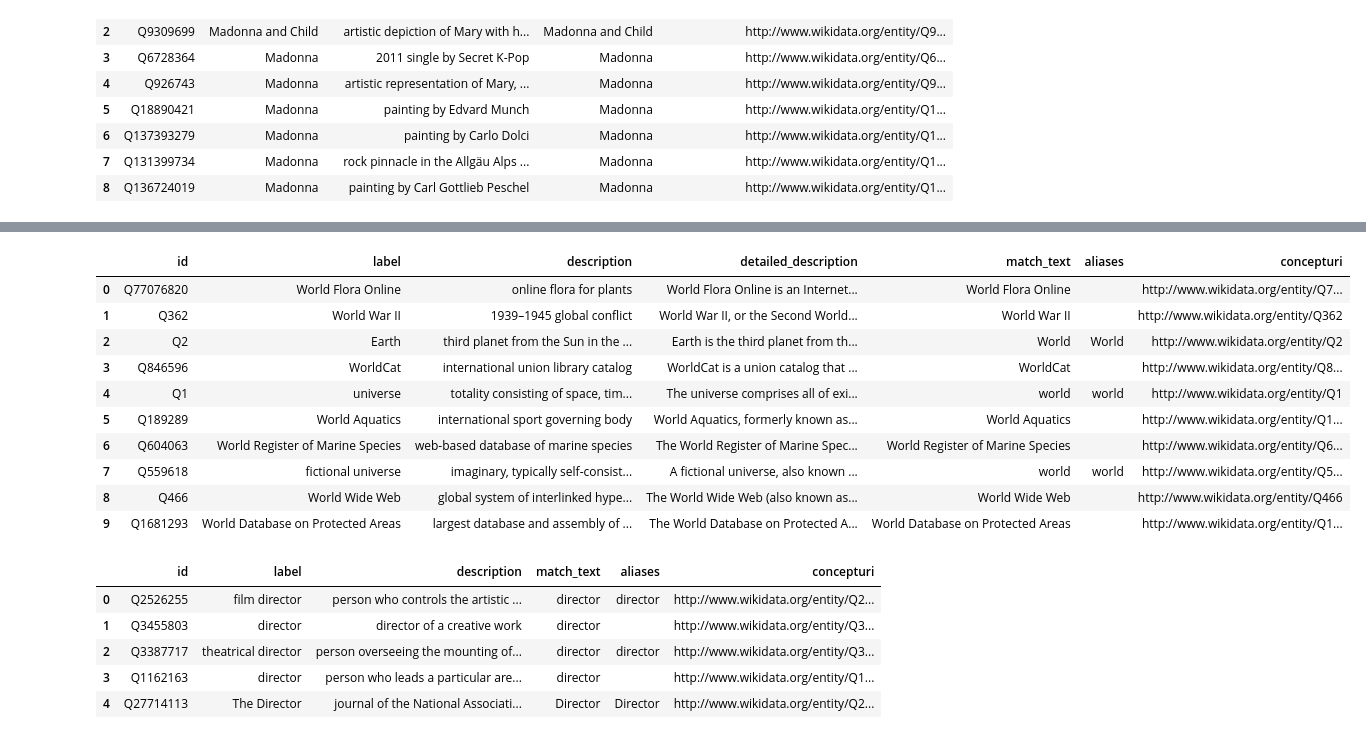
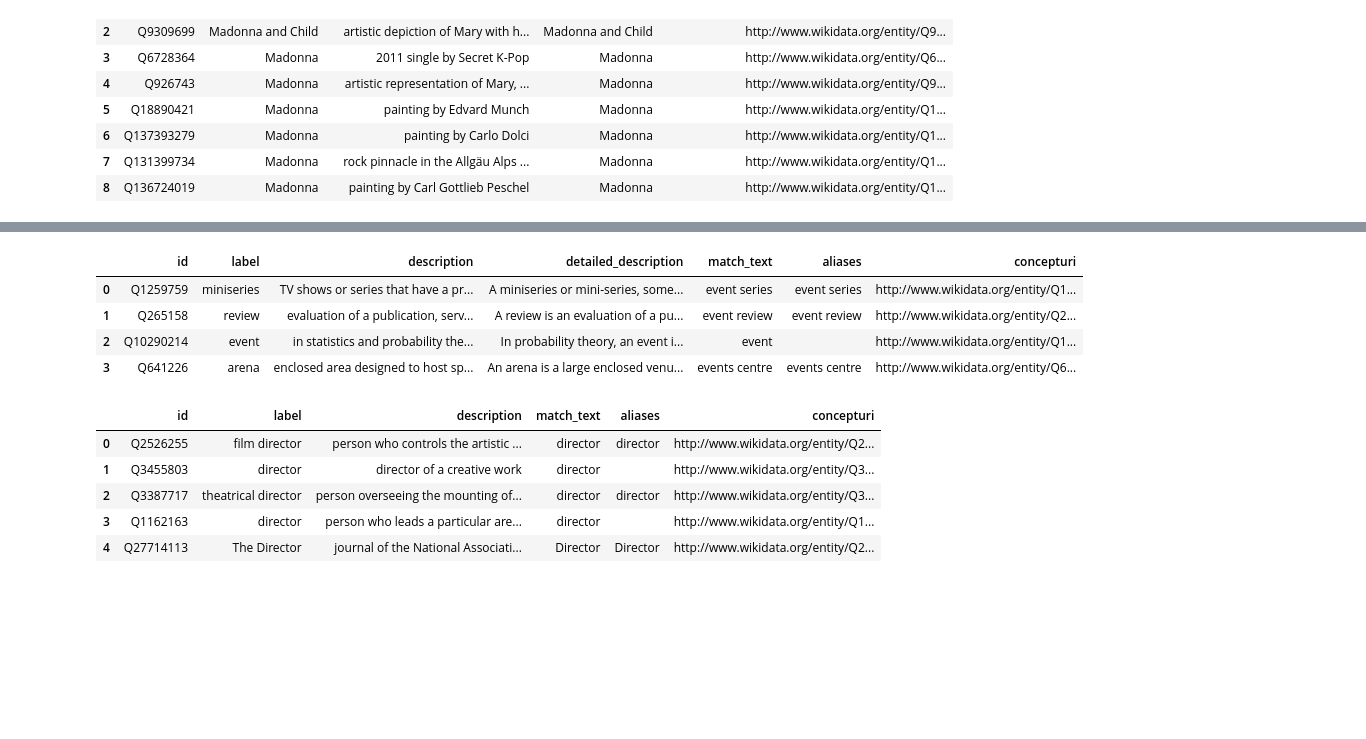
Before and after one commit to YxRicardo/LiteSemRAG, a Jupyter notebook: jupyter_notebooks/explore_wikidata.ipynb, the cells around one changed output, grey strips where cells are left out. Saved outputs shown, nothing was run; the diff lists cells and outputs as text; code cells hidden in the pictures; blank space fills up the shorter version.

```diff
--- a/jupyter_notebooks/explore_wikidata.ipynb
+++ b/jupyter_notebooks/explore_wikidata.ipynb
@@ -616,19 +615,13 @@ display(df_us)
 # %%
 # Demo 3: director
-df = search_wikidata("world",limit=10,include_detailed_description=True,detailed_description_sentences=3,drop_missing_detailed_description=True)
+df = search_wikidata("event",limit=10,include_detailed_description=True,detailed_description_sentences=3,drop_missing_detailed_description=True)
 display(df)
 # %% [output]
 |  | id | label | description | detailed_description | match_text | aliases | concepturi |
-| 0 | Q77076820 | World Flora Online | online flora for plants | World Flora Online is an Internet... | World Flora Online |  | http://www.wikidata.org/entity/Q7... |
-| 1 | Q362 | World War II | 1939–1945 global conflict | World War II, or the Second World... | World War II |  | http://www.wikidata.org/entity/Q362 |
-| 2 | Q2 | Earth | third planet from the Sun in the ... | Earth is the third planet from th... | World | World | http://www.wikidata.org/entity/Q2 |
-| 3 | Q846596 | WorldCat | international union library catalog | WorldCat is a union catalog that ... | WorldCat |  | http://www.wikidata.org/entity/Q8... |
-| 4 | Q1 | universe | totality consisting of space, tim... | The universe comprises all of exi... | world | world | http://www.wikidata.org/entity/Q1 |
-| 5 | Q189289 | World Aquatics | international sport governing body | World Aquatics, formerly known as... | World Aquatics |  | http://www.wikidata.org/entity/Q1... |
-| 6 | Q604063 | World Register of Marine Species | web-based database of marine species | The World Register of Marine Spec... | World Register of Marine Species |  | http://www.wikidata.org/entity/Q6... |
-| 7 | Q559618 | fictional universe | imaginary, typically self-consist... | A fictional universe, also known ... | world | world | http://www.wikidata.org/entity/Q5... |
-| 8 | Q466 | World Wide Web | global system of interlinked hype... | The World Wide Web (also known as... | World Wide Web |  | http://www.wikidata.org/entity/Q466 |
-| 9 | Q1681293 | World Database on Protected Areas | largest database and assembly of ... | The World Database on Protected A... | World Database on Protected Areas |  | http://www.wikidata.org/entity/Q1... |
+| 0 | Q1259759 | miniseries | TV shows or series that have a pr... | A miniseries or mini-series, some... | event series | event series | http://www.wikidata.org/entity/Q1... |
+| 1 | Q265158 | review | evaluation of a publication, serv... | A review is an evaluation of a pu... | event review | event review | http://www.wikidata.org/entity/Q2... |
+| 2 | Q10290214 | event | in statistics and probability the... | In probability theory, an event i... | event |  | http://www.wikidata.org/entity/Q1... |
+| 3 | Q641226 | arena | enclosed area designed to host sp... | An arena is a large enclosed venu... | events centre | events centre | http://www.wikidata.org/entity/Q6... |
 # %%
 %%sql
 # %%
```
Also changed, not shown: parts of 2 cells of this notebook, 2 other files.
